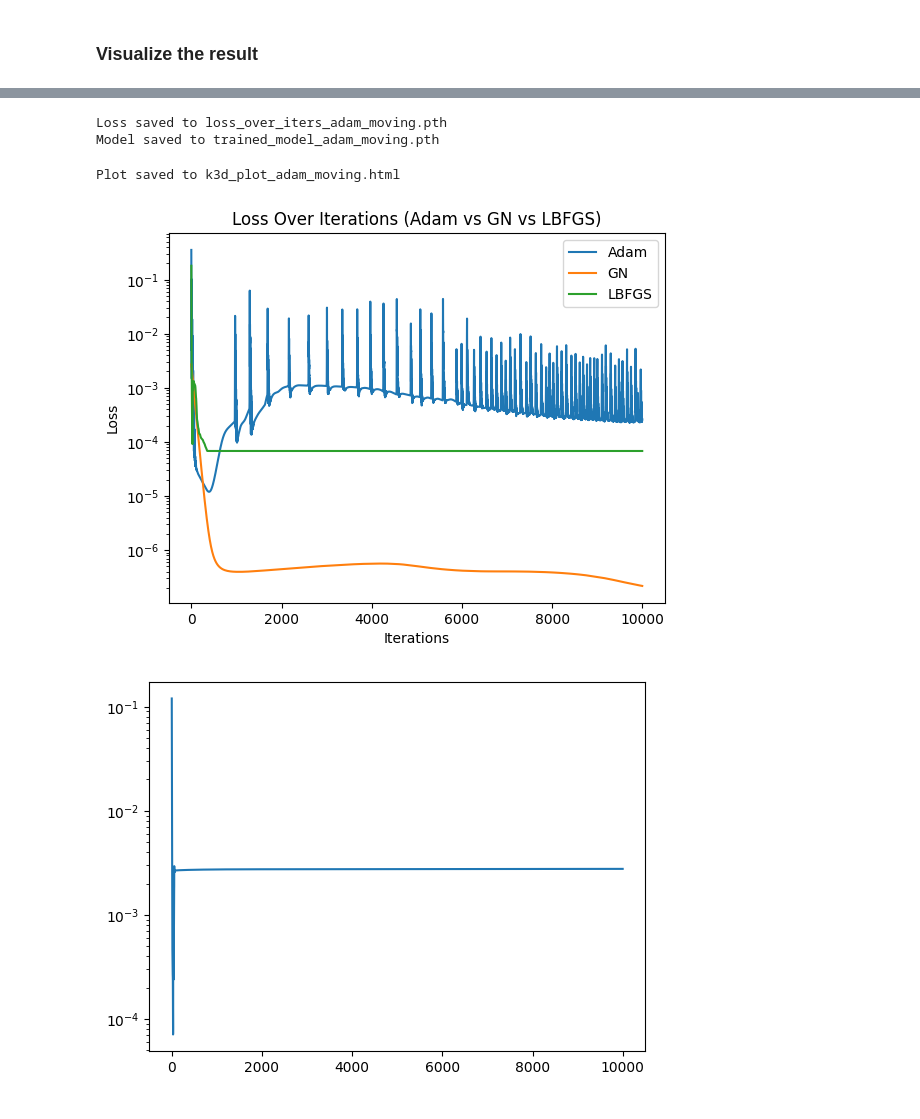
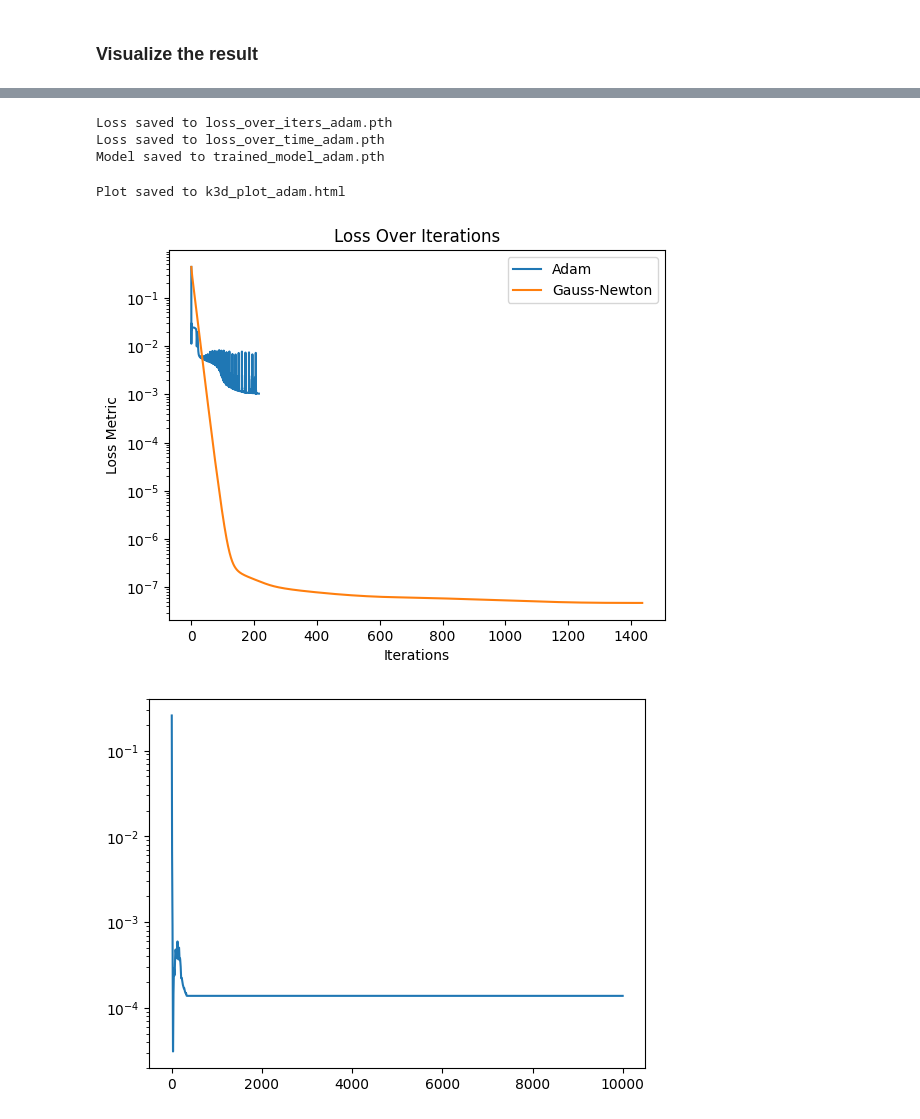
Before and after one commit to JamesAndrewKing/GaussNewtonShapes, a Jupyter notebook: notebooks/minimal_surface_refactor.ipynb, the cells around one changed output, grey strips where cells are left out. Cells and saved outputs as stored; diff of their text form; code cells hidden in the pictures.

Commit message:
loss vs time tests

```diff
--- a/notebooks/minimal_surface_refactor.ipynb
+++ b/notebooks/minimal_surface_refactor.ipynb
@@ -256,58 +250,64 @@ fig.display()
 import torch
 
 # Save the loss dictionary
-loss_file = "loss_over_iters_adam_moving.pth"
+loss_file = "loss_over_iters_adam.pth"
 torch.save(loss_over_iters, loss_file)
 print(f"Loss saved to {loss_file}")
 
+loss_file = "loss_over_time_gn.pth"
+torch.save(loss_over_time, loss_file)
+print(f"Loss saved to {loss_file}")
+
 # Save the model parameters
-model_file = "trained_model_adam_moving.pth"
+model_file = "trained_model_adam.pth"
 torch.save(model.state_dict(), model_file)
 print(f"Model saved to {model_file}")
 # %% [output]
-Loss saved to loss_over_iters_adam_moving.pth
-Model saved to trained_model_adam_moving.pth
+Loss saved to loss_over_iters_adam.pth
+Loss saved to loss_over_time_adam.pth
+Model saved to trained_model_adam.pth
 # %%
 # Save the K3D plot as an HTML file
-fig_output_file = "k3d_plot_adam_moving.html"
+fig_output_file = "k3d_plot_adam.html"
 with open(fig_output_file, 'w') as f:
     f.write(fig.get_snapshot())
 print(f"Plot saved to {fig_output_file}")
 # %% [output]
-Plot saved to k3d_plot_adam_moving.html
+Plot saved to k3d_plot_adam.html
 # %%
 import torch
 import matplotlib.pyplot as plt
 
 # Load the loss data
-loss_over_iters_adam = torch.load("loss_over_iters_adam.pth")
-loss_over_iters_gn = torch.load("loss_over_iters_gn.pth")
+loss_over_iters_adam = torch.load("loss_over_time_adam.pth")
+loss_over_iters_gn = torch.load("loss_over_time_gn.pth")
 loss_over_iters_lbfgs = torch.load("loss_over_iters_lbfgs.pth")  # Add LBFGS data
 
 # Extract keys (iterations) and values (losses)
 adam_iterations = list(loss_over_iters_adam.keys())
 adam_values = list(loss_over_iters_adam.values())
 
 gn_iterations = list(loss_over_iters_gn.keys())
 gn_values = list(loss_over_iters_gn.values())
 
 lbfgs_iterations = list(loss_over_iters_lbfgs.keys())
 lbfgs_values = list(loss_over_iters_lbfgs.values())
 
 # Plot all three losses
 plt.plot(adam_iterations, adam_values, label="Adam")
-plt.plot(gn_iterations, gn_values, label="GN")
-plt.plot(lbfgs_iterations, lbfgs_values, label="LBFGS")  # Add LBFGS to the plot
+# plt.plot(lbfgs_iterations, lbfgs_values, label="LBFGS")
+plt.plot(gn_iterations, gn_values, label="Gauss-Newton")
+
 
 plt.semilogy()  # Use logarithmic scale for the y-axis
 plt.xlabel("Iterations")
-plt.ylabel("Loss")
-plt.title("Loss Over Iterations (Adam vs GN vs LBFGS)")
+plt.ylabel("Loss Metric")
+plt.title("Loss Over Iterations")
 plt.legend()
 plt.savefig("loss_comparison.png")
 plt.show()
 # %% [output]
-[figure, old version]
+[figure, new version]
 # %%
 model = GeneralNet(ks=[3, 32, 32, 1])
 params = model.params
@@ -326,17 +326,17 @@ for i in (pbar := trange(10000)):
         loss_interface += loss_weights["interface_corners"] * 0.5 * model.f(params, pts_corners).square().mean()
 
         ## 2) Eikonal at boundaries (or everywhere?)
-        loss_eikonal  = 0.5 * (model.vf_x(params, pts_boundary).squeeze(1).square().sum(1).sqrt() - 1).square().mean()
+        loss_eikonal  = 0.5 * (model.vf_x(params, pts_eikonal).squeeze(1).square().sum(1).sqrt() - 1).square().mean()
         # loss_eikonal += 10 * (vf_x(params, pts_corners).squeeze(1).square().sum(1).sqrt() - 1).square().mean()
 
-        if sample_on_surface:
-            pts_space = torch.rand([10000, 3])
-            vals_sq = model(pts_space).square().squeeze()
-            pts = pts_space[vals_sq<1e-4]
-            if len(pts):
-                pts_space = pts
-            config["pts_space"] = pts_space
-            optim.config = config
+        # if sample_on_surface:
+        #     pts_space = torch.rand([10000, 3])
+        #     vals_sq = model(pts_space).square().squeeze()
+        #     pts = pts_space[vals_sq<1e-4]
+        #     if len(pts):
+        #         pts_space = pts
+        #     config["pts_space"] = pts_space
+        #     optim.config = config
         loss_laplacian = 0.5*model.v_f_laplace(params, pts_space).squeeze(1).square().mean()
 
         # Total loss
@@ -371,4 +371,4 @@ plt.plot(loss_over_iters.keys(), loss_over_iters.values())
 plt.semilogy()
 plt.show()
 # %% [output]
-[figure, old version]
+[figure, new version]
```
Also changed, not shown: parts of 4 cells of this notebook, 15 other files.
